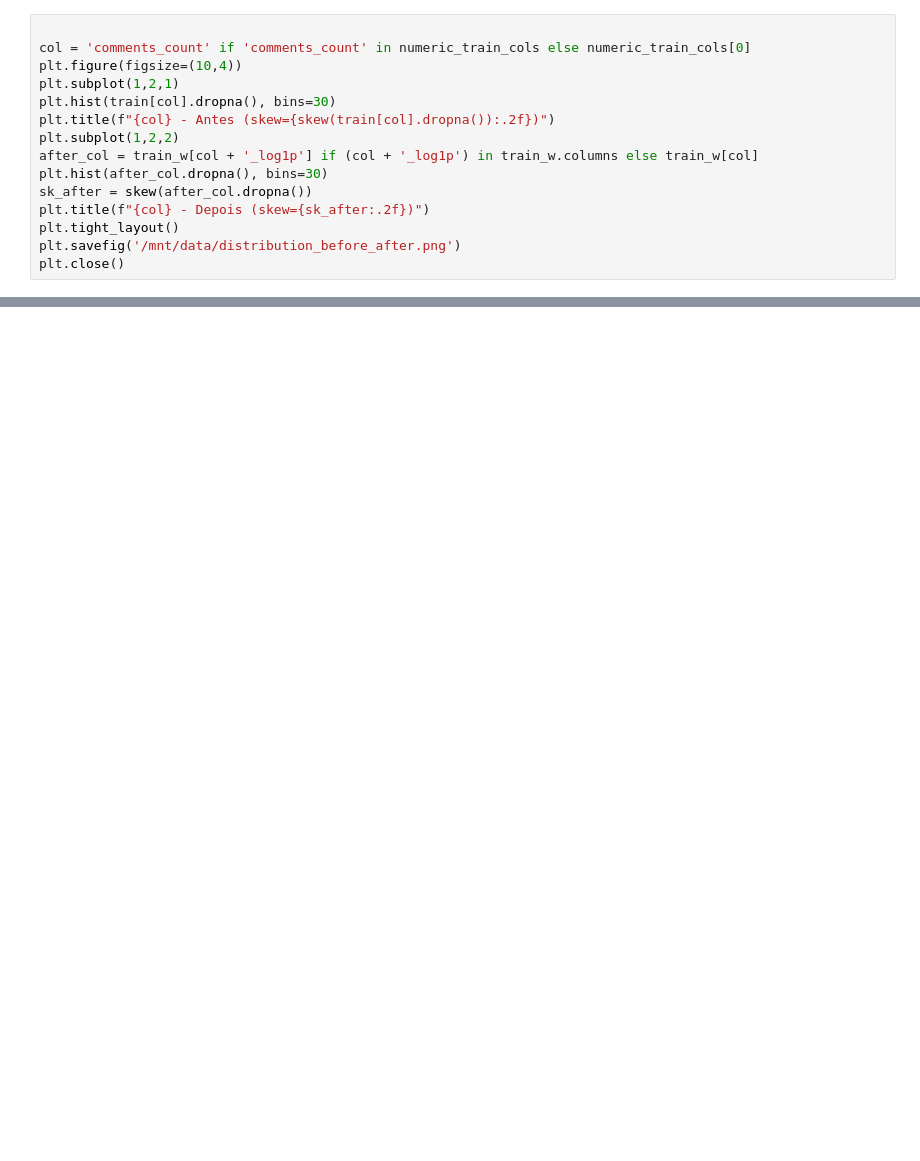
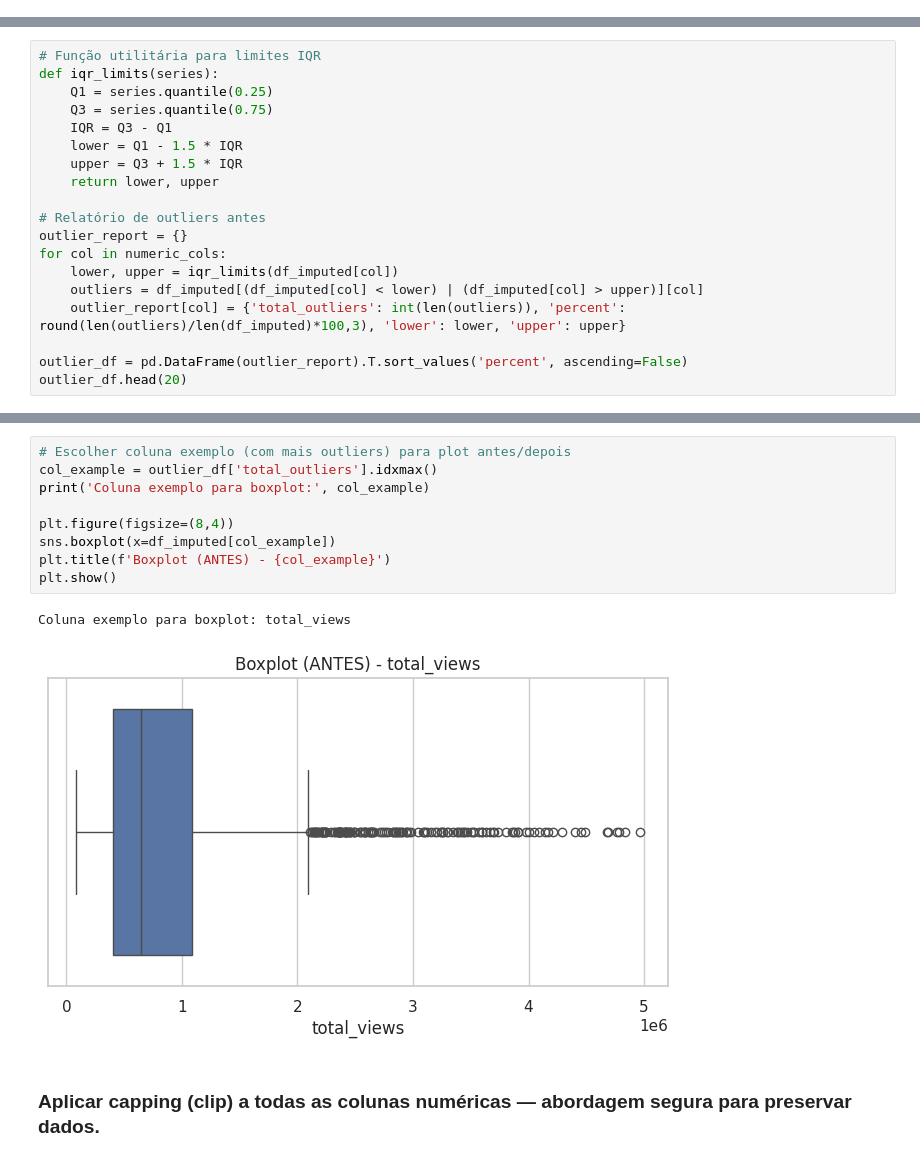
Before and after one commit to rKafevas/ML-Youtube, a Jupyter notebook: notebooks/02_Preprocessamento.ipynb, the cells around one changed output, grey strips where cells are left out. Saved outputs shown, nothing was run; the diff lists cells and outputs as text; blank space fills up the shorter version.

```diff
--- a/notebooks/02_Preprocessamento.ipynb
+++ b/notebooks/02_Preprocessamento.ipynb
@@ -247,15 +0,0 @@ transformed, len(transformed)
-# %%
-
-col = 'comments_count' if 'comments_count' in numeric_train_cols else numeric_train_cols[0]
-plt.figure(figsize=(10,4))
-plt.subplot(1,2,1)
-plt.hist(train[col].dropna(), bins=30)
-plt.title(f"{col} - Antes (skew={skew(train[col].dropna()):.2f})")
-plt.subplot(1,2,2)
-after_col = train_w[col + '_log1p'] if (col + '_log1p') in train_w.columns else train_w[col]
-plt.hist(after_col.dropna(), bins=30)
-sk_after = skew(after_col.dropna())
-plt.title(f"{col} - Depois (skew={sk_after:.2f})")
-plt.tight_layout()
-plt.savefig('/mnt/data/distribution_before_after.png')
-plt.close()
@@ -427,0 +137,19 @@ drive.mount('/content/drive')
+# %%
+# Função utilitária para limites IQR
+def iqr_limits(series):
+    Q1 = series.quantile(0.25)
+    Q3 = series.quantile(0.75)
+    IQR = Q3 - Q1
+    lower = Q1 - 1.5 * IQR
+    upper = Q3 + 1.5 * IQR
+    return lower, upper
+
+# Relatório de outliers antes
+outlier_report = {}
+for col in numeric_cols:
+    lower, upper = iqr_limits(df_imputed[col])
+    outliers = df_imputed[(df_imputed[col] < lower) | (df_imputed[col] > upper)][col]
+    outlier_report[col] = {'total_outliers': int(len(outliers)), 'percent': round(len(outliers)/len(df_imputed)*100,3), 'lower': lower, 'upper': upper}
+
+outlier_df = pd.DataFrame(outlier_report).T.sort_values('percent', ascending=False)
+outlier_df.head(20)
@@ -427,0 +171,14 @@ drive.mount('/content/drive')
+# %%
+# Escolher coluna exemplo (com mais outliers) para plot antes/depois
+col_example = outlier_df['total_outliers'].idxmax()
+print('Coluna exemplo para boxplot:', col_example)
+
+plt.figure(figsize=(8,4))
+sns.boxplot(x=df_imputed[col_example])
+plt.title(f'Boxplot (ANTES) - {col_example}')
+plt.show()
+# %% [output]
+Coluna exemplo para boxplot: total_views
+[figure, added]
+# %% [markdown]
+### Aplicar capping (clip) a todas as colunas numéricas — abordagem segura para preservar dados.
```
Also changed, not shown: parts of 51 cells of this notebook.
